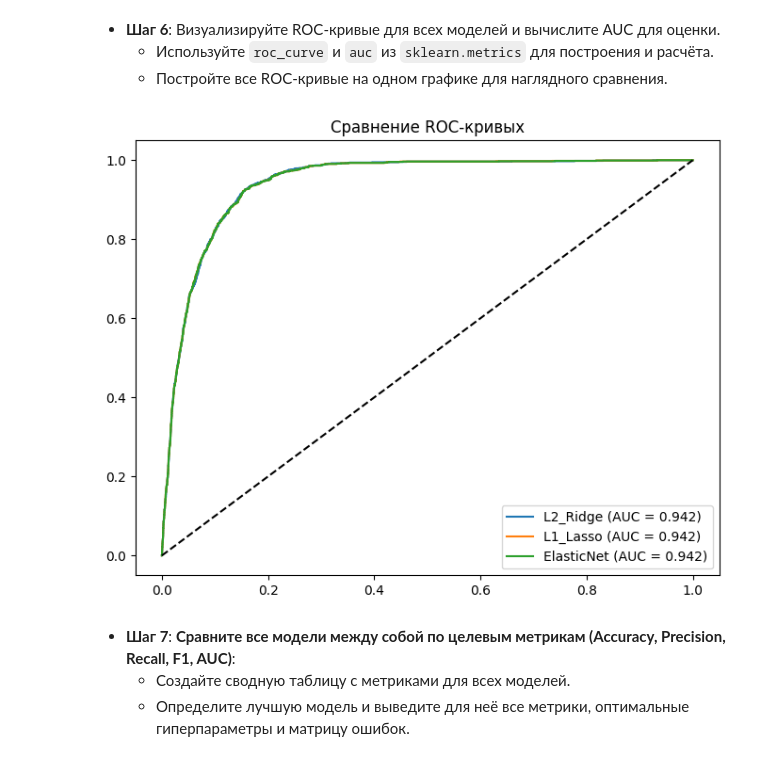
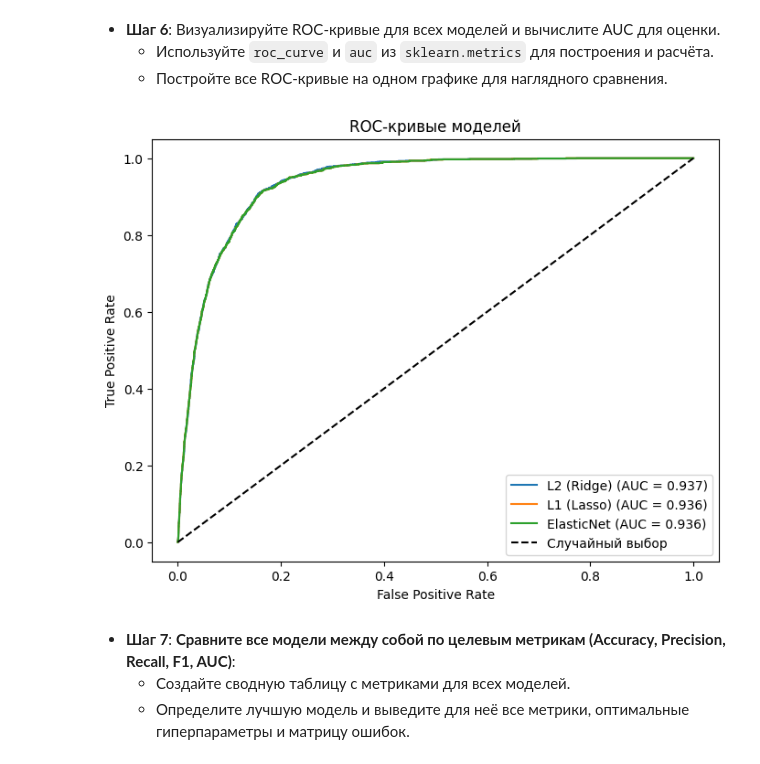
Before and after one commit to fruct49/ml_practice, a Jupyter notebook: "Практическая_работа_№5_Линейная_и_логистическая_регрессия_ipynb".ipynb, the cells around one changed output. Saved outputs shown, nothing was run; the diff lists cells and outputs as text; code cells hidden in the pictures.

```diff
--- a/"Практическая_работа_№5_Линейная_и_логистическая_регрессия_ipynb".ipynb
+++ b/"Практическая_работа_№5_Линейная_и_логистическая_регрессия_ipynb".ipynb
@@ -433,4 +499,5 @@ print(f"Готово. Итоговое количество признаков:
 # %%
 from sklearn.model_selection import train_test_split
 
-x_train, x_test, y_train, y_test = train_test_split(X_scaled, y, test_size=0.25, random_state=42, stratify=y)
+X_train, X_test, y_train, y_test = train_test_split(X, y, test_size=0.3, random_state=42)
+print("Обучение:", X_train.shape, "Тест:", X_test.shape)
@@ -468,29 +538,3 @@ print("Обучение завершено")
 - **Шаг 5**: Оцените качество всех моделей с использованием метрик точности (Accuracy), полноты (Recall), точности (Precision) и F1-меры.
   - Выведите значения метрик для каждой модели и интерпретируйте их. Обратите внимание на баланс между точностью и полнотой.
   - Постройте матрицу ошибок для каждой модели с помощью `confusion_matrix` и визуализируйте их с помощью `seaborn.heatmap`.
-# %%
-from sklearn.metrics import accuracy_score, precision_score, recall_score, f1_score, confusion_matrix
-import seaborn as sns, matplotlib.pyplot as plt
-
-results = []
-fig, axes = plt.subplots(1, 3, figsize=(15, 4))
-
-for i, (name, model) in enumerate(models.items()):
-    pred = model.predict(x_test)
-
-    metr = {
-        'Model': name,
-        'Acc': accuracy_score(y_test, pred),
-        'Prec': precision_score(y_test, pred),
-        'Rec': recall_score(y_test, pred),
-        'F1': f1_score(y_test, pred)
-    }
-    results.append(metr)
-
-    cm = confusion_matrix(y_test, pred)
-    sns.heatmap(cm, annot=True, fmt='d', ax=axes[i], cmap='Greens', cbar=False)
-    axes[i].set_title(f"Матрица: {name}")
-
-plt.show()
-res_df = pd.DataFrame(results).set_index('Model')
-print(res_df)
@@ -508,19 +584,22 @@ ElasticNet  0.914732  0.698034  0.428448  0.530983
 # %%
 from sklearn.metrics import roc_curve, auc
 
 plt.figure(figsize=(8, 6))
 
-for name, model in models.items():
-    probs = model.predict_proba(x_test)[:, 1]
+for model, name in zip(models, names):
+    probs = model.predict_proba(X_test)[:, 1]
     fpr, tpr, _ = roc_curve(y_test, probs)
-    plt.plot(fpr, tpr, label=f"{name} (AUC = {auc(fpr, tpr):.3f})")
+    roc_auc = auc(fpr, tpr)
+    plt.plot(fpr, tpr, label=f'{name} (AUC = {roc_auc:.3f})')
 
-plt.plot([0, 1], [0, 1], 'k--')
-plt.title('Сравнение ROC-кривых')
+plt.plot([0, 1], [0, 1], 'k--', label='Случайный выбор')
+plt.xlabel('False Positive Rate')
+plt.ylabel('True Positive Rate')
+plt.title('ROC-кривые моделей')
 plt.legend()
 plt.show()
 # %% [output]
-[figure, old version]
+[figure, new version]
 # %% [markdown]
 - **Шаг 7**: **Сравните все модели между собой по целевым метрикам (Accuracy, Precision, Recall, F1, AUC)**:
   - Создайте сводную таблицу с метриками для всех моделей.
```
Also changed, not shown: parts of 34 cells of this notebook.
